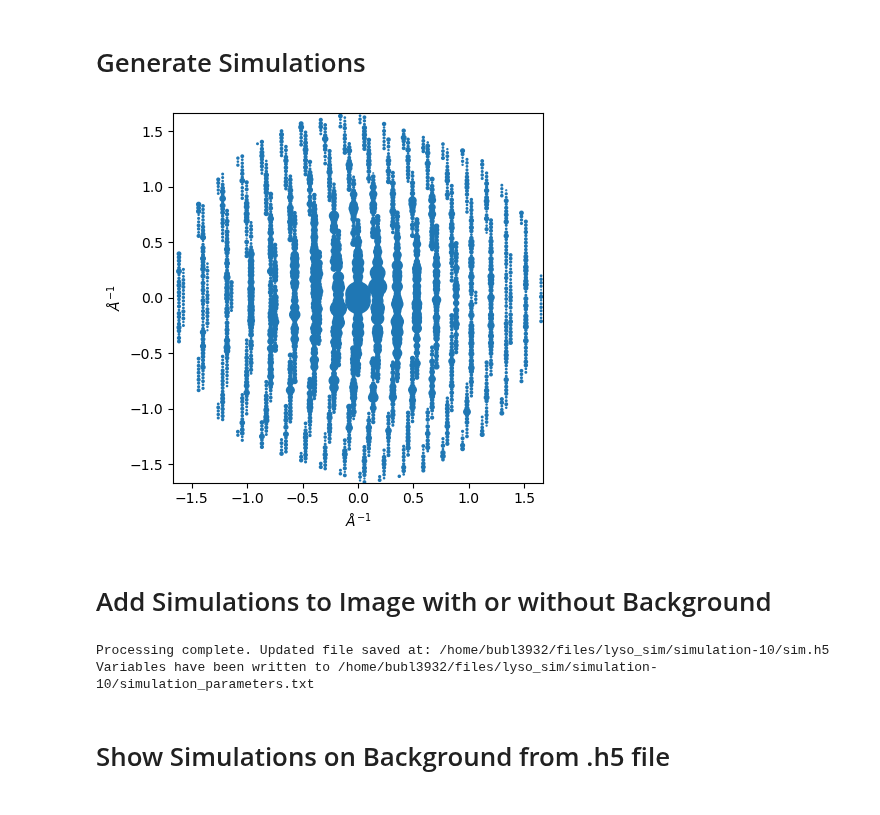
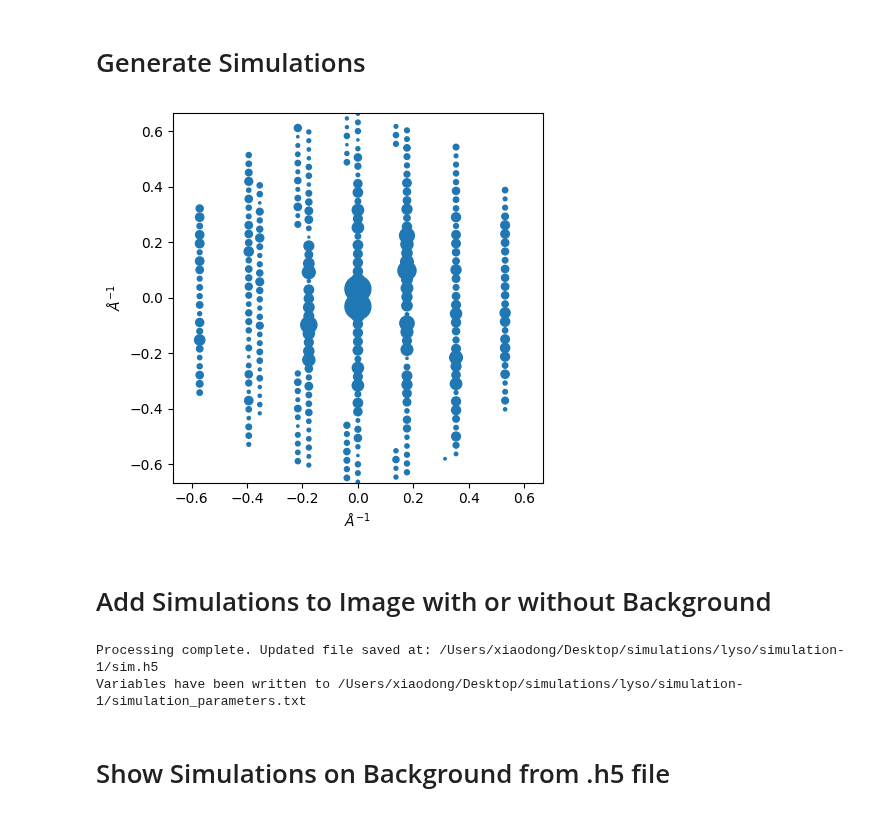
Before and after one commit to bstrb/simSSED, a Jupyter notebook: notebooks/simulate_and_refine_lyso_pdb.ipynb, the cells around one changed output. Saved outputs shown, nothing was run; the diff lists cells and outputs as text; code cells hidden in the pictures.

```diff
--- a/notebooks/simulate_and_refine_lyso_pdb.ipynb
+++ b/notebooks/simulate_and_refine_lyso_pdb.ipynb
@@ -7,48 +7,47 @@ from diffsims.generators.simulation_generator import SimulationGenerator
 from diffpy.structure import Lattice, Structure
 from parse_pdb_with_scale_remove_h import parse_pdb_with_scale
 
-pdbfile = "/home/bubl3932/files/lyso_sim/lyso.pdb"
+pdbfile = "/Users/xiaodong/Desktop/simulations/lyso/lyso.pdb"
 
-cell, sg_sym, atoms = parse_pdb_with_scale(pdbfile, remove_hydrogens=True, include_occupancy=True)
+cell, sg_sym, atoms = parse_pdb_with_scale(pdbfile, remove_hydrogens=False, include_occupancy=True)
 
-resolution = 2                # angular resolution(granularity) of simulation in degrees
-reciprocal_radius = 1/0.6       # 1/Å (i.e. Å⁻¹)
+resolution = 10                # angular resolution(granularity) of simulation in degrees
+reciprocal_radius = 1/1.5       # 1/Å (i.e. Å⁻¹)
 with_direct_beam = False        # Include the direct beam
 max_excitation_error = 0.005     # approx 1/thickness of crystal
 shape_factor_width = None       # None or float if none then set to max_excitation_error
 accelerating_voltage = 300      # kV
 
 # Create the structure and corresponding phase
 lattice = Lattice(*cell)
 structure = Structure(atoms, lattice)
 phase = Phase(space_group = 1, structure=structure)
 
 # Sample orientations in the symmetry-reduced zone (resolution in degrees)
 orientations = get_sample_reduced_fundamental(resolution = resolution, point_group=phase.point_group)
 
 # Initialize the simulation generator (e.g., setting the accelerating voltage)
 generator = SimulationGenerator(accelerating_voltage = accelerating_voltage, approximate_precession = False)
 
 # Calculate 2D diffraction simulations using the provided phase and orientations
 simulations = generator.calculate_diffraction2d(
     phase = phase,
     rotation = orientations,
     reciprocal_radius = reciprocal_radius,
     with_direct_beam = with_direct_beam,
     max_excitation_error = max_excitation_error,
     shape_factor_width = shape_factor_width,
     debye_waller_factors = None,
     show_progressbar = True
 )
 
 simulations.plot();
 # %% [output]
-[figure, old version]
+[figure, new version]
 # %% [markdown]
 # Add Simulations to Image with or without Background
 # %%
 import os
-import numpy as np
 from tqdm import tqdm
 import h5py
 from helper_functions_UB import copy_h5_file, get_next_simulation_folder
@@ -64,8 +63,8 @@ fast_clip_threshold = 1e-12         # threshold for clipping the fast simulation
 intensity_scale = 10000             # scale the intensity of the simulated spots
 
 # Specify the input HDF5 file with background images
-input_filename = "/home/bubl3932/files/lyso_sim/14442_empty_backgrounds.h5"
-# input_filename = "/Users/xiaodong/Desktop/simulations/LTA/4186_empty_backgrounds.h5"
+# input_filename = "/home/bubl3932/files/lyso_sim/14442_empty_backgrounds.h5"
+input_filename = "/Users/xiaodong/Desktop/simulations/lyso/642_empty_backgrounds.h5"
 
 # Compute the B matrix from cell parameters
 B = compute_B(cell)
@@ -104,7 +103,7 @@ with h5py.File(output_filename, "r+") as data:
         images[i] += img
         orientation_matrices_i = simulations.rotations[i].to_matrix().squeeze()
 
-        orientation_matrices[i] = B.T @ orientation_matrices_i
+        orientation_matrices[i] = B @ orientation_matrices_i
 print("Processing complete. Updated file saved at:", output_filename)
 
 # Construct the full file path
@@ -145,8 +144,8 @@ with open(output_sol, "w") as sol_file:
         line = " ".join(f"{num:+.7f}" for num in matrix.flatten())
         sol_file.write(f"{output_filename} //{i} " + line + " 0.000 0.000 aP\n")
 # %% [output]
-Processing complete. Updated file saved at: /home/bubl3932/files/lyso_sim/simulation-10/sim.h5
-Variables have been written to /home/bubl3932/files/lyso_sim/simulation-10/simulation_parameters.txt
+Processing complete. Updated file saved at: /Users/xiaodong/Desktop/simulations/lyso/simulation-1/sim.h5
+Variables have been written to /Users/xiaodong/Desktop/simulations/lyso/simulation-1/simulation_parameters.txt
 # %% [markdown]
 # Show Simulations on Background from .h5 file
 # %%
```
Also changed, not shown: parts of 4 cells of this notebook, 7 other files.
